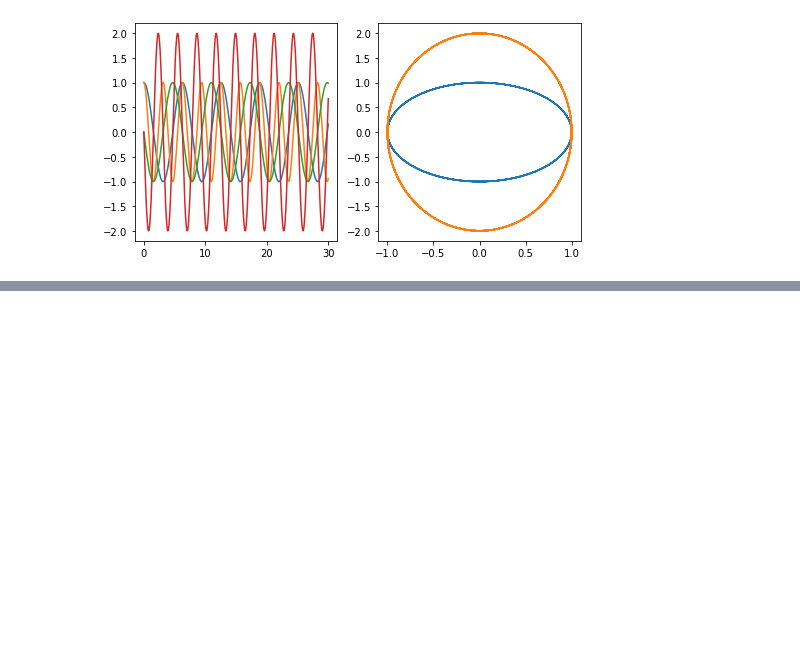
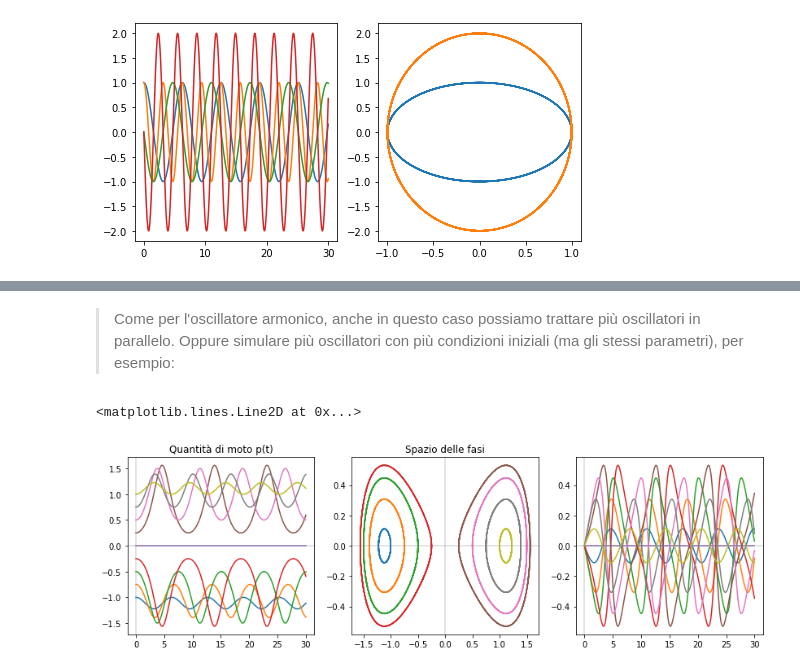
Before and after one commit to mauroriccardi/physics_club, a Jupyter notebook: Physics Club - Integrazione numerica - integratore simplettico.ipynb, the cells around one changed output, grey strips where cells are left out. Saved outputs shown, nothing was run; the diff lists cells and outputs as text; code cells hidden in the pictures; blank space fills up the shorter version.

```diff
--- a/Physics Club - Integrazione numerica - integratore simplettico.ipynb
+++ b/Physics Club - Integrazione numerica - integratore simplettico.ipynb
@@ -395,0 +441,25 @@ ax7[1].axvline(0, color='grey', alpha=0.3)
+# %% [markdown]
+> Come per l'oscillatore armonico, anche in questo caso possiamo trattare più oscillatori in parallelo. Oppure simulare più oscillatori con più condizioni iniziali (ma gli stessi parametri), per esempio:
+# %%
+ω, b = 1.0, 0.8
+N = 9
+ts = np.linspace(0, 30, 1000)
+xs_m, ps_m = symplectic(np.linspace(-1, 1, N), [0]*N, ts, anharmonic_x(ω, b), anharmonic_p(ω, b))
+
+fig8, ax8 = plt.subplots(ncols=3, figsize=(14, 4))
+ax8[0].plot(ts, xs_m)
+ax8[0].set(title='Posizione x(t)')
+ax8[2].plot(ts, ps_m)
+ax8[0].set(title='Quantità di moto p(t)')
+ax8[0].axhline(0, color='grey', alpha=0.3)
+ax8[0].axvline(0, color='grey', alpha=0.3)
+ax8[2].axhline(0, color='grey', alpha=0.3)
+ax8[2].axvline(0, color='grey', alpha=0.3)
+
+ax8[1].plot(xs_m, ps_m)
+ax8[1].set(title='Spazio delle fasi')
+ax8[1].axhline(0, color='grey', alpha=0.3)
+ax8[1].axvline(0, color='grey', alpha=0.3)
+# %% [output]
+<matplotlib.lines.Line2D at 0x...>
+[figure, added]
```
Also changed, not shown: parts of 8 cells of this notebook, 1 other file.
